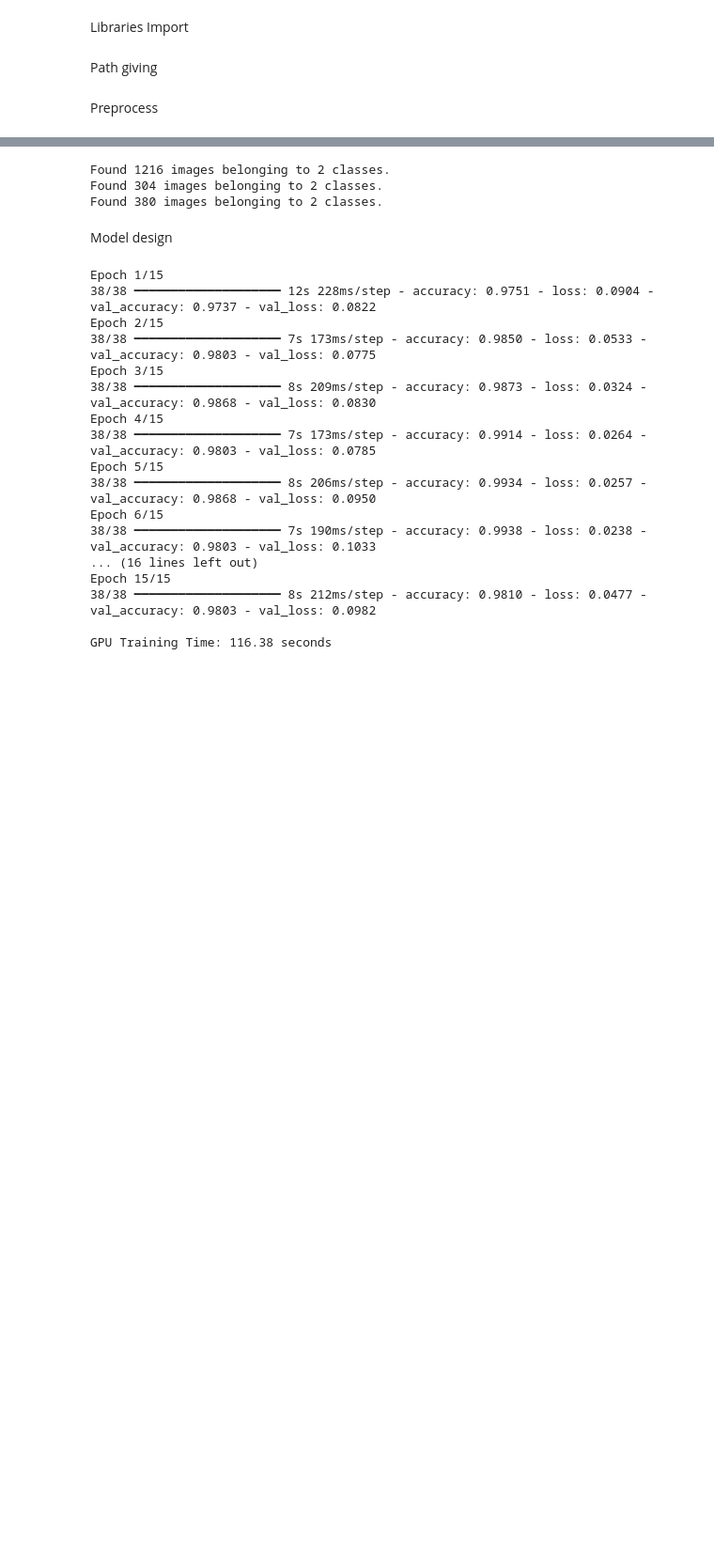
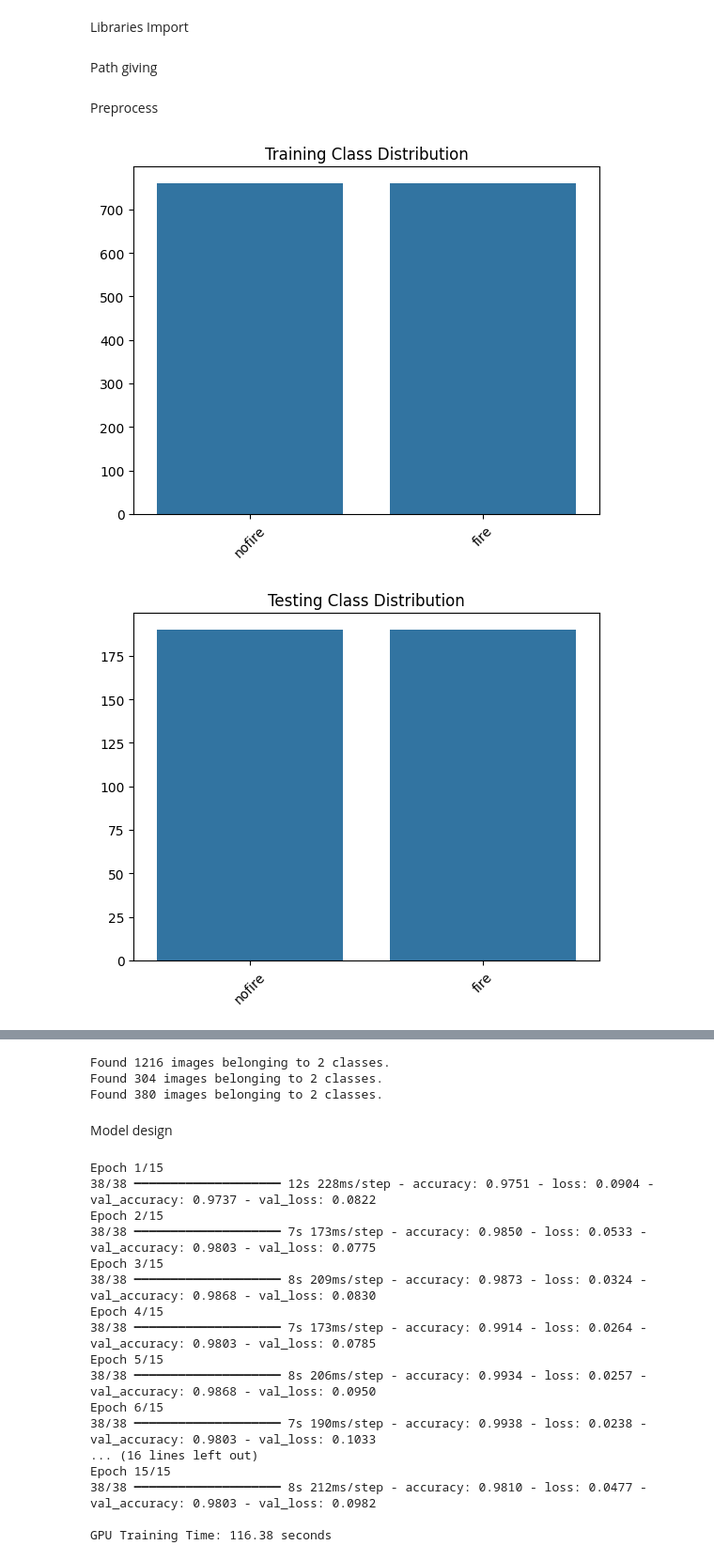
Before and after one commit to samyogbhatta/MLPC-IndividualAssignmet-Wildfire, a Jupyter notebook: MlpcModel(GPU).ipynb, the cells around one changed output, grey strips where cells are left out. Shown at 94% size. Saved outputs shown, nothing was run; the diff lists cells and outputs as text; code cells hidden in the pictures; blank space fills up the shorter version.

```diff
--- a/MlpcModel(GPU).ipynb
+++ b/MlpcModel(GPU).ipynb
@@ -27,3 +32,27 @@ train_dir = '/content/Dataset/Training and Validation'
 test_dir = '/content/Dataset/Testing'
 # %% [markdown]
 Preprocess
+# %%
+# Plot Class Distribution
+def get_class_counts(directory):
+    counts = {}
+    for class_name in os.listdir(directory):
+        class_dir = os.path.join(directory, class_name)
+        if os.path.isdir(class_dir):
+            counts[class_name] = len(os.listdir(class_dir))
+    return counts
+
+def plot_class_distribution(counts, title):
+    sns.barplot(x=list(counts.keys()), y=list(counts.values()))
+    plt.title(title)
+    plt.xticks(rotation=45)
+    plt.show()
+
+train_counts = get_class_counts(train_dir)
+test_counts = get_class_counts(test_dir)
+
+plot_class_distribution(train_counts, 'Training Class Distribution')
+plot_class_distribution(test_counts, 'Testing Class Distribution')
+# %% [output]
+[figure, added]
+[figure, added]
```
Also changed, not shown: parts of 4 cells of this notebook.
